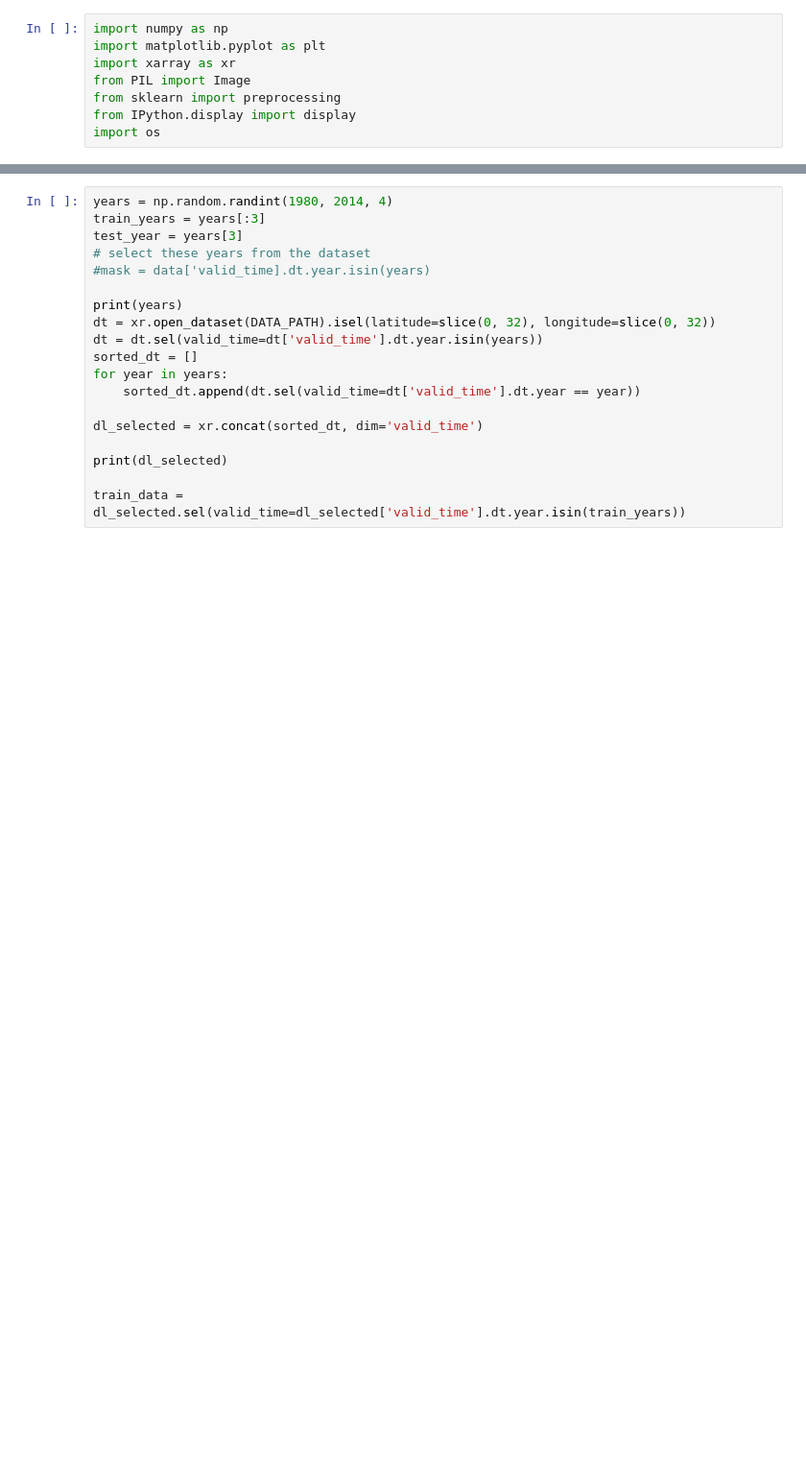
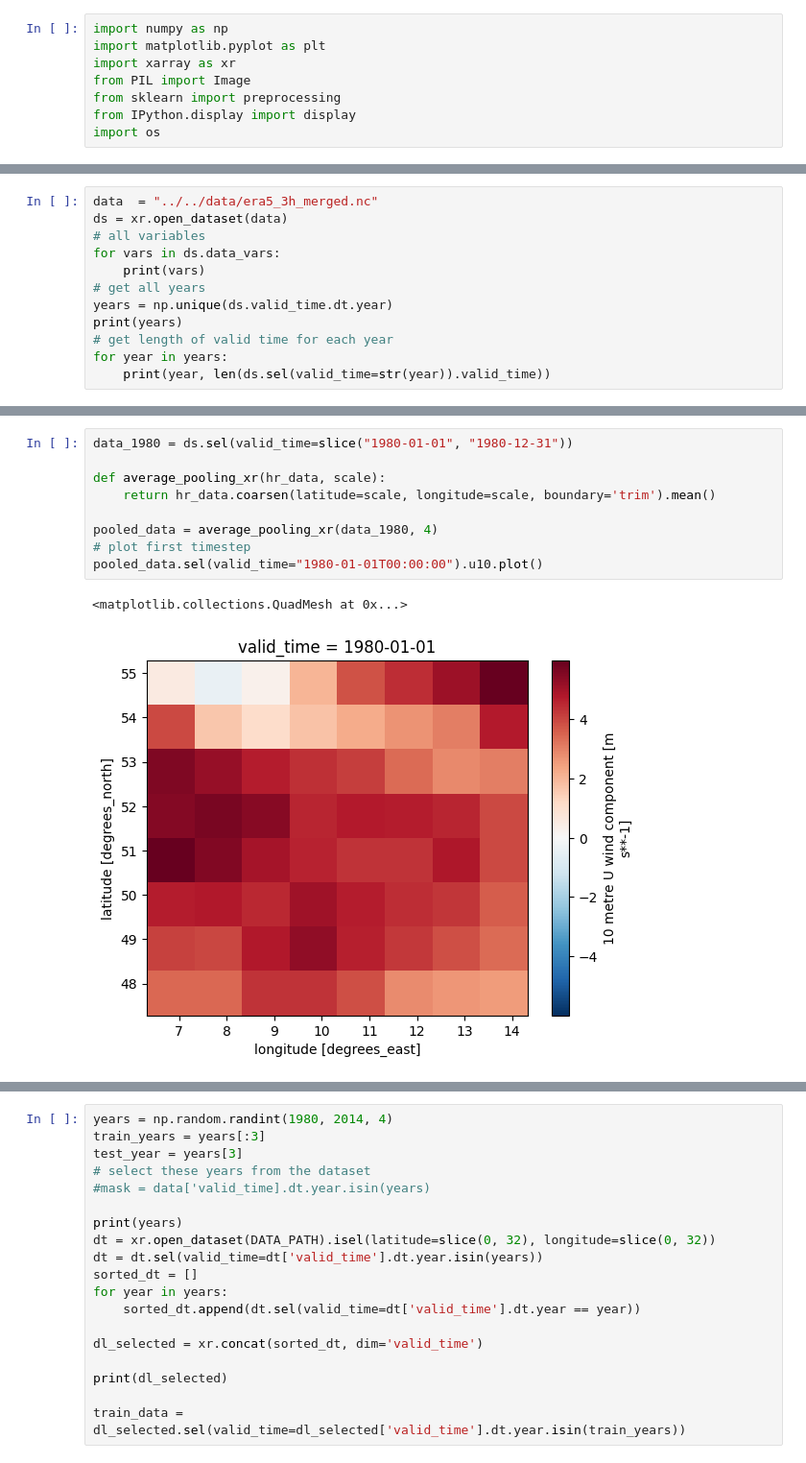
Before and after one commit to UBela/temporal_sr, a Jupyter notebook: notebooks/firststeps.ipynb, the cells around one changed output, grey strips where cells are left out. Shown at 96% size. Saved outputs shown, nothing was run; the diff lists cells and outputs as text; blank space fills up the shorter version.

```diff
--- a/notebooks/firststeps.ipynb
+++ b/notebooks/firststeps.ipynb
@@ -10,0 +37,12 @@ DATA_PATH = '../../data/all_years_merged_era5.nc'
+# %%
+data  = "../../data/era5_3h_merged.nc"
+ds = xr.open_dataset(data)
+# all variables
+for vars in ds.data_vars:
+    print(vars)
+# get all years
+years = np.unique(ds.valid_time.dt.year)
+print(years)
+# get length of valid time for each year
+for year in years:
+    print(year, len(ds.sel(valid_time=str(year)).valid_time))
@@ -10,0 +67,12 @@ DATA_PATH = '../../data/all_years_merged_era5.nc'
+# %%
+data_1980 = ds.sel(valid_time=slice("1980-01-01", "1980-12-31"))
+
+def average_pooling_xr(hr_data, scale):
+    return hr_data.coarsen(latitude=scale, longitude=scale, boundary='trim').mean()
+
+pooled_data = average_pooling_xr(data_1980, 4)
+# plot first timestep
+pooled_data.sel(valid_time="1980-01-01T00:00:00").u10.plot()
+# %% [output]
+<matplotlib.collections.QuadMesh at 0x...>
+[figure, added]
```
Also changed, not shown: parts of 5 cells of this notebook, 5 other files.
